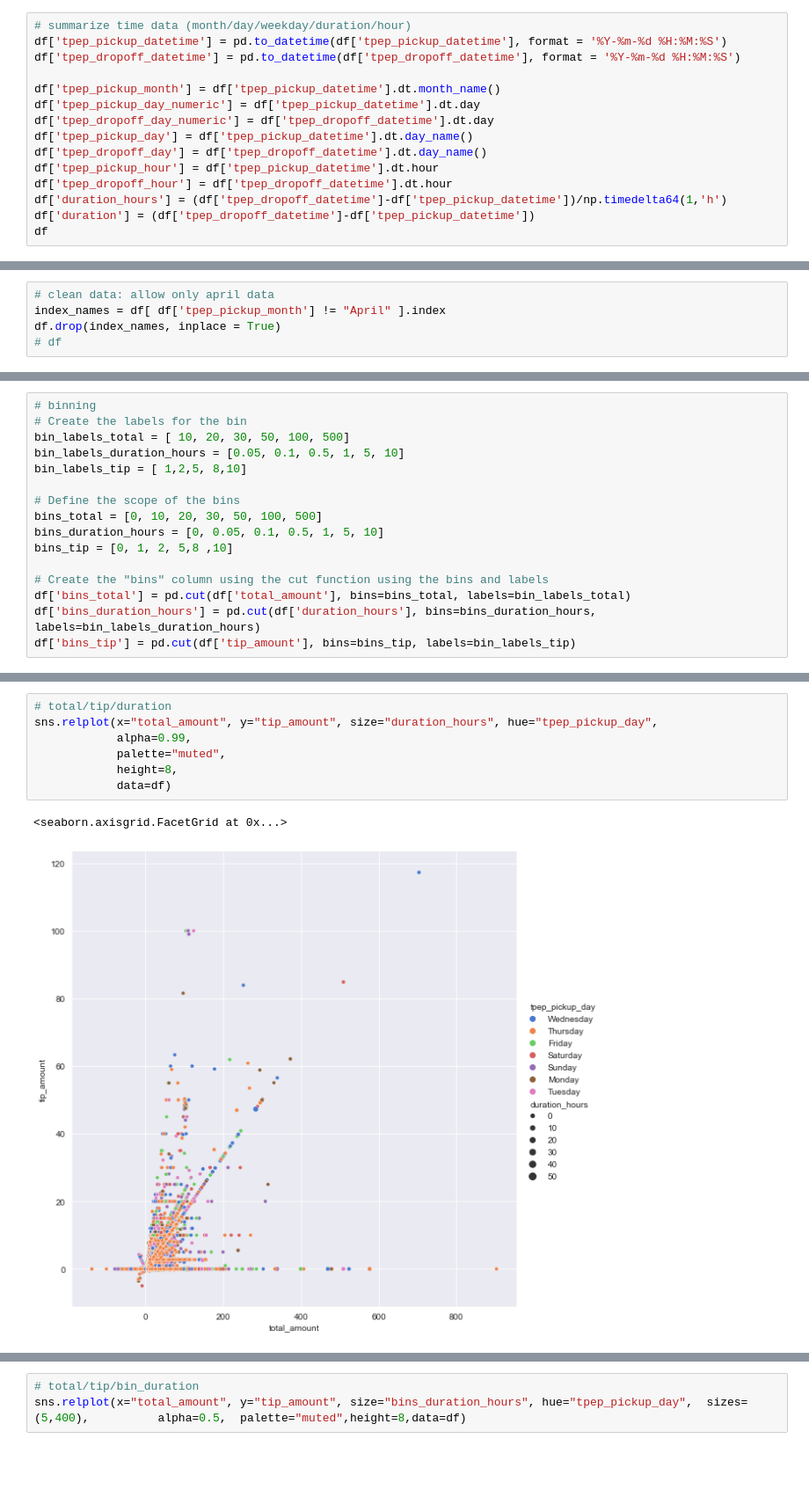
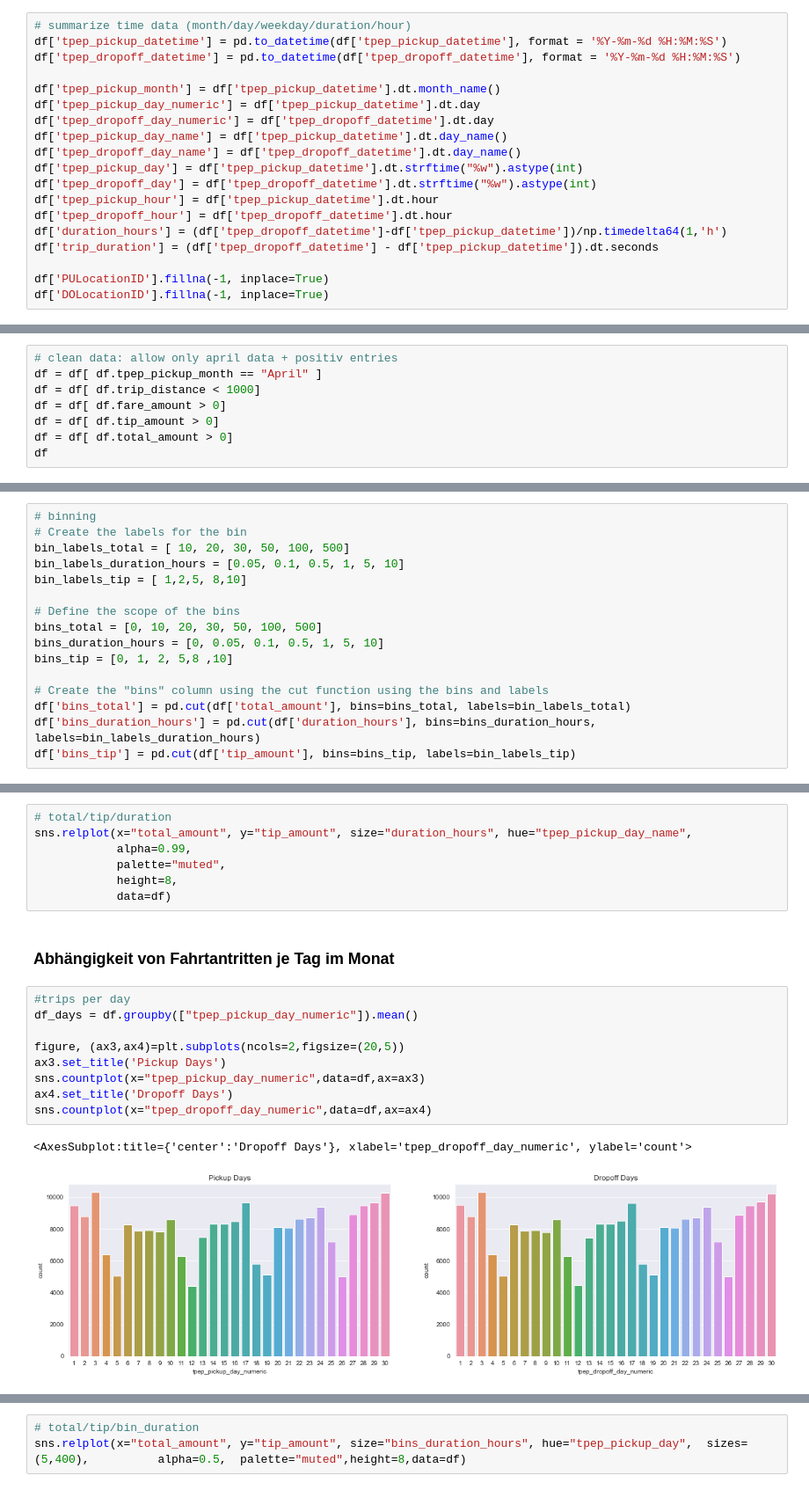
Before and after one commit to kenoc1/nyc-taxi-data, a Jupyter notebook: notebooks/scatter.ipynb, the cells around one changed output, grey strips where cells are left out. Shown: that part at 88% size. Cells and saved outputs as stored; diff of their text form; blank space fills up the shorter version.

```diff
--- a/notebooks/scatter.ipynb
+++ b/notebooks/scatter.ipynb
@@ -30,10 +24,14 @@ df['tpep_dropoff_datetime'] = pd.to_datetime(df['tpep_dropoff_datetime'], format
 df['tpep_pickup_month'] = df['tpep_pickup_datetime'].dt.month_name()
 df['tpep_pickup_day_numeric'] = df['tpep_pickup_datetime'].dt.day
 df['tpep_dropoff_day_numeric'] = df['tpep_dropoff_datetime'].dt.day
-df['tpep_pickup_day'] = df['tpep_pickup_datetime'].dt.day_name()
-df['tpep_dropoff_day'] = df['tpep_dropoff_datetime'].dt.day_name()
+df['tpep_pickup_day_name'] = df['tpep_pickup_datetime'].dt.day_name()
+df['tpep_dropoff_day_name'] = df['tpep_dropoff_datetime'].dt.day_name()
+df['tpep_pickup_day'] = df['tpep_pickup_datetime'].dt.strftime("%w").astype(int)
+df['tpep_dropoff_day'] = df['tpep_dropoff_datetime'].dt.strftime("%w").astype(int)
 df['tpep_pickup_hour'] = df['tpep_pickup_datetime'].dt.hour
 df['tpep_dropoff_hour'] = df['tpep_dropoff_datetime'].dt.hour
 df['duration_hours'] = (df['tpep_dropoff_datetime']-df['tpep_pickup_datetime'])/np.timedelta64(1,'h')
-df['duration'] = (df['tpep_dropoff_datetime']-df['tpep_pickup_datetime'])
-df
+df['trip_duration'] = (df['tpep_dropoff_datetime'] - df['tpep_pickup_datetime']).dt.seconds
+
+df['PULocationID'].fillna(-1, inplace=True)
+df['DOLocationID'].fillna(-1, inplace=True)
@@ -54,5 +40,8 @@ df
 # %%
-# clean data: allow only april data
-index_names = df[ df['tpep_pickup_month'] != "April" ].index
-df.drop(index_names, inplace = True)
-# df
+# clean data: allow only april data + positiv entries
+df = df[ df.tpep_pickup_month == "April" ]
+df = df[ df.trip_distance < 1000]
+df = df[ df.fare_amount > 0]
+df = df[ df.tip_amount > 0]
+df = df[ df.total_amount > 0]
+df
@@ -120,10 +136,21 @@ sns.lmplot(data=df, x="tpep_pickup_day_numeric", y="total_amount")
 # %%
 # total/tip/duration
-sns.relplot(x="total_amount", y="tip_amount", size="duration_hours", hue="tpep_pickup_day",
+sns.relplot(x="total_amount", y="tip_amount", size="duration_hours", hue="tpep_pickup_day_name",
             alpha=0.99,
             palette="muted",
             height=8,
             data=df)
-# %% [output]
-<seaborn.axisgrid.FacetGrid at 0x...>
-[figure, removed]
+# %% [markdown]
+### Abhängigkeit von Fahrtantritten je Tag im Monat
+# %%
+#trips per day
+df_days = df.groupby(["tpep_pickup_day_numeric"]).mean()
+
+figure, (ax3,ax4)=plt.subplots(ncols=2,figsize=(20,5))
+ax3.set_title('Pickup Days')
+sns.countplot(x="tpep_pickup_day_numeric",data=df,ax=ax3)
+ax4.set_title('Dropoff Days')
+sns.countplot(x="tpep_dropoff_day_numeric",data=df,ax=ax4)
+# %% [output]
+<AxesSubplot:title={'center':'Dropoff Days'}, xlabel='tpep_dropoff_day_numeric', ylabel='count'>
+[figure, added]
```
Also changed, not shown: parts of 24 cells of this notebook, 4 other files.
